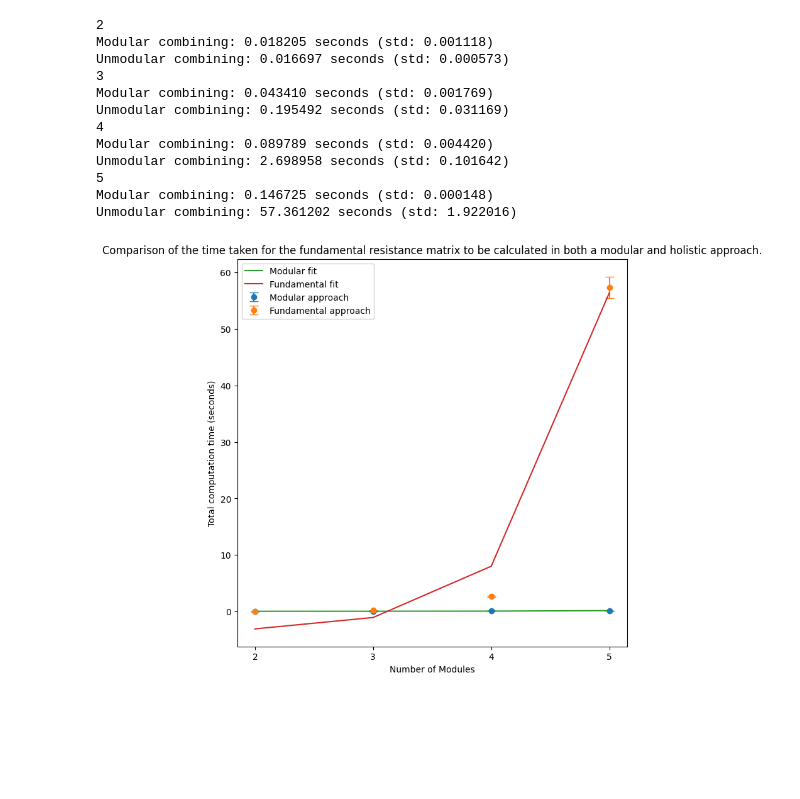
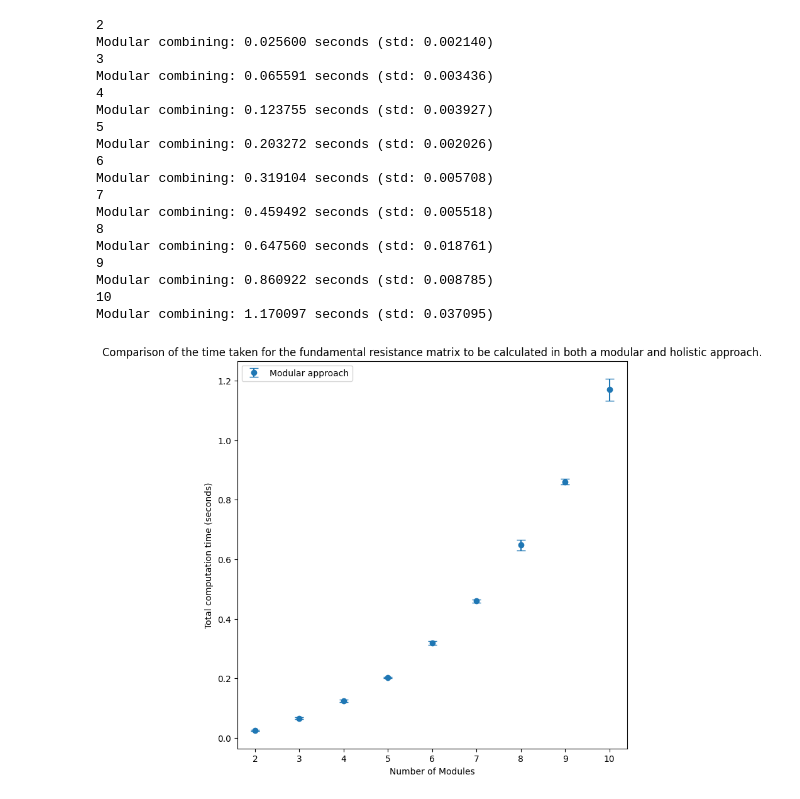
Before and after one commit to FTurci/conductance-chem-net, a Jupyter notebook: students/Jed/looping_example.ipynb, the cells around one changed output. Saved outputs shown, nothing was run; the diff lists cells and outputs as text; code cells hidden in the pictures; blank space fills up the shorter version.

```diff
--- a/students/Jed/looping_example.ipynb
+++ b/students/Jed/looping_example.ipynb
@@ -42,7 +42,7 @@ def looping_function(num_modules, num_internal_species, num_pins, stoich_matrix)
     def num_to_code(n):
         n -= 1
         letters = []
-        for _ in range(2):
+        for _ in range(4):
             letters.append(chr(ord('A') + (n % 26)))
             n //= 26
         return ''.join(reversed(letters))
@@ -65,7 +65,7 @@ def looping_function(num_modules, num_internal_species, num_pins, stoich_matrix)
     import time
     import statistics
 
-    def time_stats(func, n=1, *args, **kwargs):
+    def time_stats(func, n=5, *args, **kwargs):
         times = []
         for _ in range(n):
             start = time.perf_counter()
@@ -116,7 +214,7 @@ modular_mean_times = []
 unmodular_mean_times = []
 modular_std_times = []
 unmodular_std_times = []
-max_num_modules = 5
+max_num_modules = 10
 list_of_i = []
 for i in range(max_num_modules):
     if i<1:
@@ -130,57 +228,38 @@ for i in range(max_num_modules):
     unmodular_std_times.append(unmodular_std_time)
 # %% [output]
 2
-Modular combining: 0.018205 seconds (std: 0.001118)
-Unmodular combining: 0.016697 seconds (std: 0.000573)
+Modular combining: 0.025600 seconds (std: 0.002140)
 3
-Modular combining: 0.043410 seconds (std: 0.001769)
-Unmodular combining: 0.195492 seconds (std: 0.031169)
+Modular combining: 0.065591 seconds (std: 0.003436)
 4
-Modular combining: 0.089789 seconds (std: 0.004420)
-Unmodular combining: 2.698958 seconds (std: 0.101642)
+Modular combining: 0.123755 seconds (std: 0.003927)
 5
-Modular combining: 0.146725 seconds (std: 0.000148)
-Unmodular combining: 57.361202 seconds (std: 1.922016)
+Modular combining: 0.203272 seconds (std: 0.002026)
+6
+Modular combining: 0.319104 seconds (std: 0.005708)
+7
+Modular combining: 0.459492 seconds (std: 0.005518)
+8
+Modular combining: 0.647560 seconds (std: 0.018761)
+9
+Modular combining: 0.860922 seconds (std: 0.008785)
+10
+Modular combining: 1.170097 seconds (std: 0.037095)
 # %%
 
 import matplotlib.pyplot as plt
 plt.errorbar(list_of_i, modular_mean_times, yerr=modular_std_times, fmt='o', capsize=5, label="Modular approach")
-plt.errorbar(list_of_i, unmodular_mean_times, yerr=unmodular_std_times, fmt='o', capsize=5, label = "Fundamental approach")
+#plt.errorbar(list_of_i, unmodular_mean_times, yerr=unmodular_std_times, fmt='o', capsize=5, label = "Fundamental approach")
 plt.xticks(list_of_i)
 
 plt.xlabel("Number of Modules")
 plt.ylabel("Total computation time (seconds)")
 plt.title("Comparison of the time taken for the fundamental resistance matrix to be calculated in both a modular and holistic approach.")
+scipy.optimize.curve_fit
 
-# import numpy as np
 
-# logx = np.log10(list_of_i)
-# logy_modular = np.log10(modular_mean_times)
-# logy_unmodular = np.log10(unmodular_mean_times)
 
-# fit_modular = np.polyfit(logx, logy_modular, 1)
-# fit_unmodular = np.polyfit(logx, logy_unmodular, 1)
-
-# plt.plot(list_of_i, 10**(fit_modular[0]*logx + fit_modular[1]), label="Modular fit")
-# plt.plot(list_of_i, 10**(fit_unmodular[0]*logx + fit_unmodular[1]), label="Fundamental fit")
-
-# print(f"Modular fit: y = {10**fit_modular[1]:.2e} * x^{fit_modular[0]:.2f}")
-# print(f"Fundamental fit: y = {10**fit_unmodular[1]:.2e} * x^{fit_unmodular[0]:.2f}")
-
-from scipy.special import factorial
-from scipy.optimize import curve_fit
-
-def factorial_func(x, a, b):
-    return a * factorial(x) + b
-popt_modular, _ = curve_fit(factorial_func, list_of_i, modular_mean_times)
-popt_unmodular, _ = curve_fit(factorial_func, list_of_i, unmodular_mean_times)
-
-plt.plot(list_of_i, factorial_func(np.array(list_of_i), *popt_modular), label="Modular fit")
-plt.plot(list_of_i, factorial_func(np.array(list_of_i), *popt_unmodular), label="Fundamental fit")
-
-# plt.yscale("log")
-# plt.xscale("log")
 plt.legend()
 plt.show()
 # %% [output]
-[figure, old version]
+[figure, new version]
```
Also changed, not shown: parts of 8 cells of this notebook.
